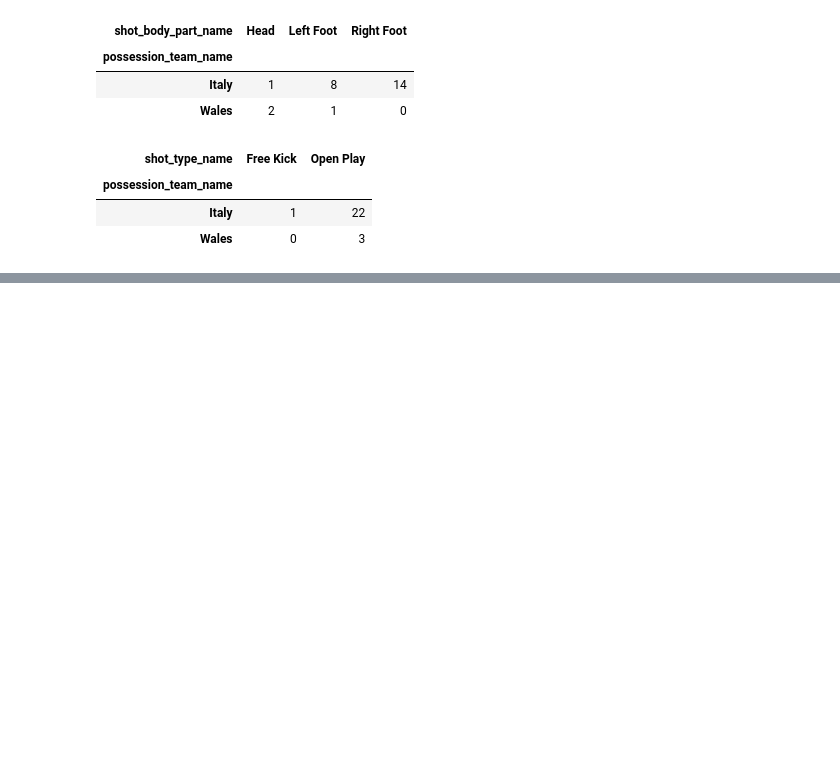
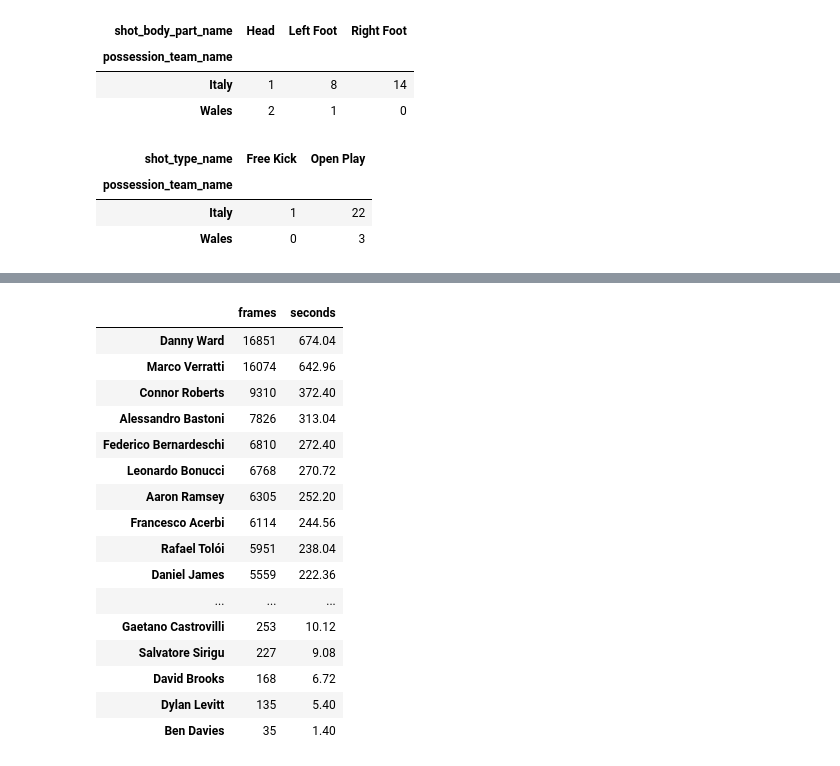
Before and after one commit to aegonwolf/socceranalytics, a Jupyter notebook: all-games.ipynb, the cells around one changed output, grey strips where cells are left out. Saved outputs shown, nothing was run; the diff lists cells and outputs as text; code cells hidden in the pictures; blank space fills up the shorter version.

```diff
--- a/all-games.ipynb
+++ b/all-games.ipynb
@@ -703,0 +754,10 @@ plt.savefig('shot_heatmap.png')
+# %%
+d2ball = [col for col in iw_track.columns if 'distance' in col]
+iw_track[d2ball] = iw_track[d2ball].fillna(9999999)
+# %%
+touches = iw_track[d2ball].idxmin(axis=1).value_counts()
+for player in touches.keys():
+    player_id = player.split("_")[0]
+    print(f"{player_map[player_id]} had the ball {touches[player]} frames")
+    #25 frames per second
+    print(f"{player_map[player_id]} had the ball for {touches[player] / 25} seconds")
@@ -703,0 +782,25 @@ plt.savefig('shot_heatmap.png')
+# %%
+p_name = {str(key) + "_distance": value for key, value in player_map.items()}
+touches = pd.DataFrame(touches, columns = ["frames"]).rename(index = p_name)
+# %%
+touches['seconds'] = touches['frames'] / 25
+# %%
+touches
+# %% [output]
+|  | frames | seconds |
+| Danny Ward | 16851 | 674.04 |
+| Marco Verratti | 16074 | 642.96 |
+| Connor Roberts | 9310 | 372.40 |
+| Alessandro Bastoni | 7826 | 313.04 |
+| Federico Bernardeschi | 6810 | 272.40 |
+| Leonardo Bonucci | 6768 | 270.72 |
+| Aaron Ramsey | 6305 | 252.20 |
+| Francesco Acerbi | 6114 | 244.56 |
+| Rafael Tolói | 5951 | 238.04 |
+| Daniel James | 5559 | 222.36 |
+| ... | ... | ... |
+| Gaetano Castrovilli | 253 | 10.12 |
+| Salvatore Sirigu | 227 | 9.08 |
+| David Brooks | 168 | 6.72 |
+| Dylan Levitt | 135 | 5.40 |
+| Ben Davies | 35 | 1.40 |
```
Also changed, not shown: parts of 8 cells of this notebook.
